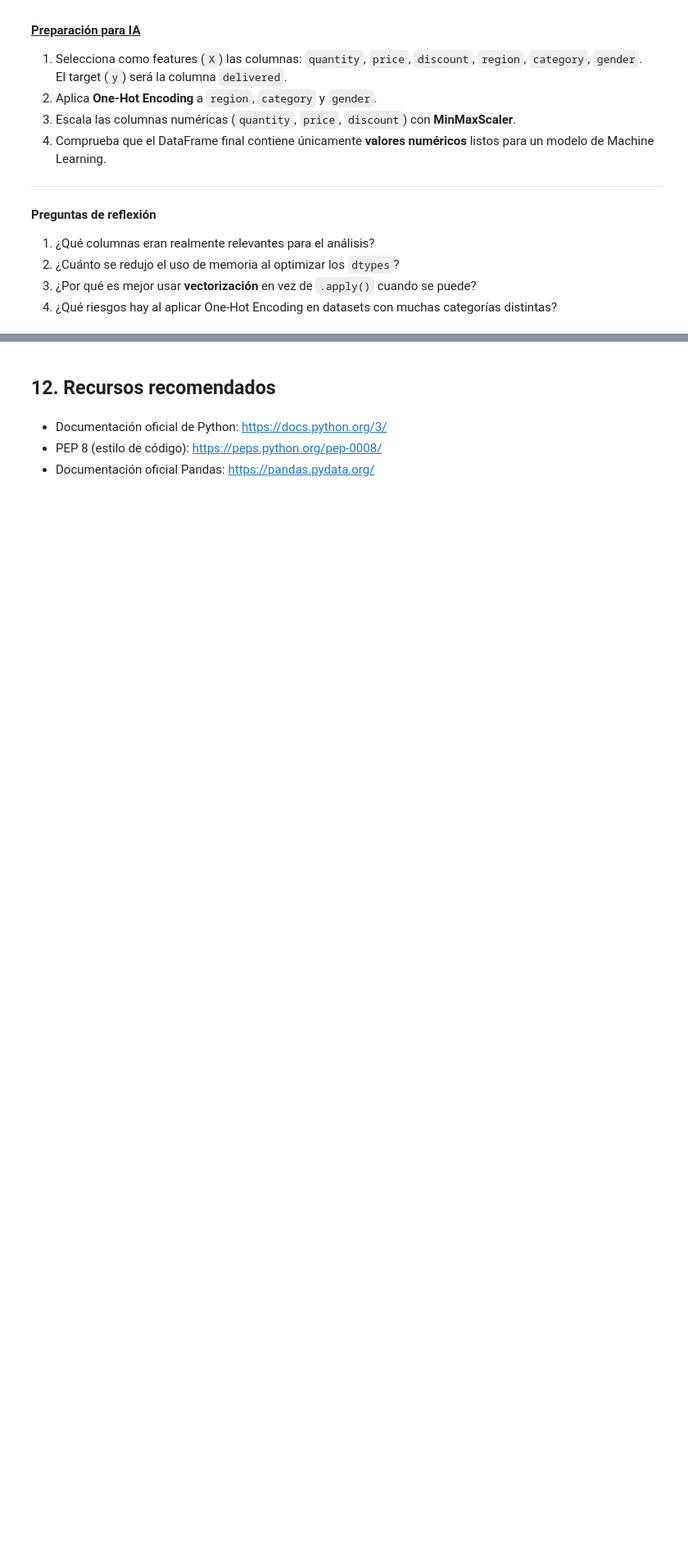
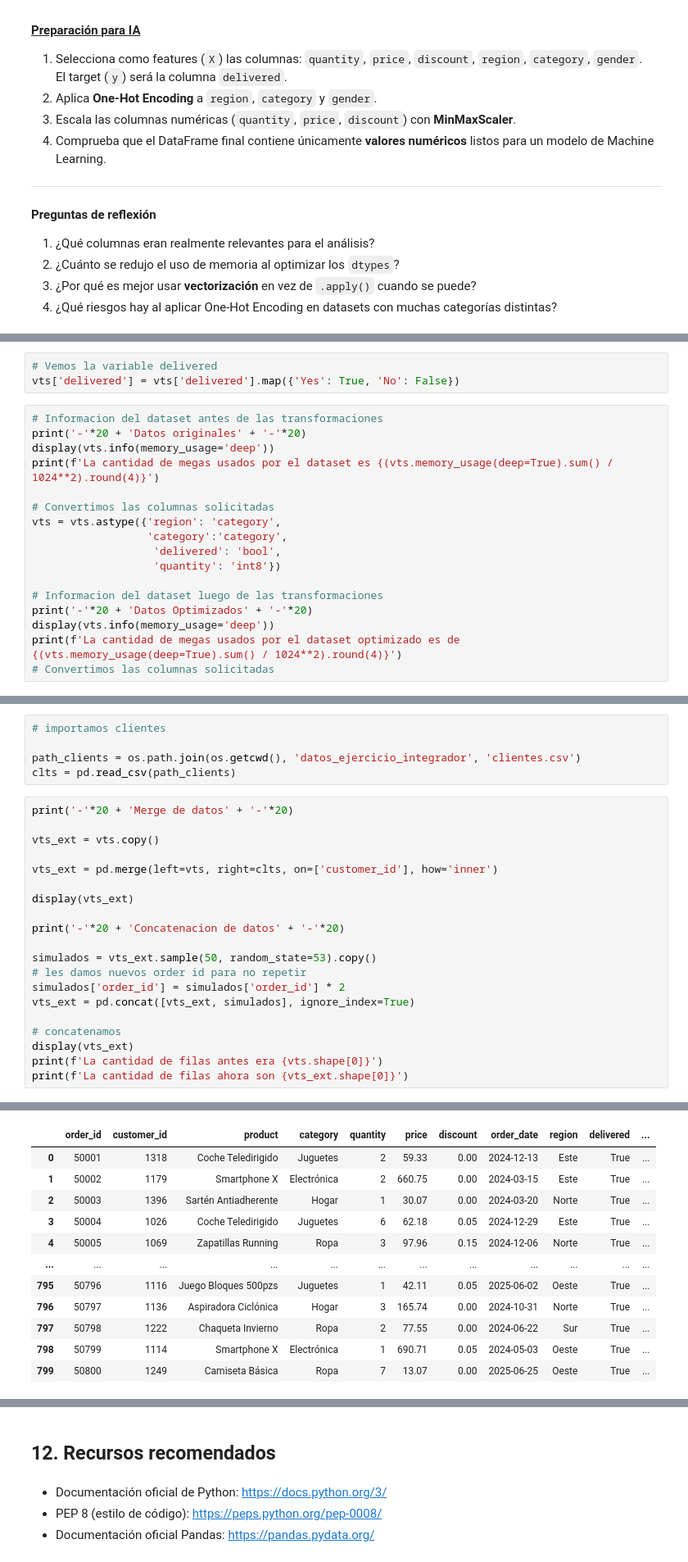
Before and after one commit to Santo53/Lenguajes-de-Programacion-para-IA, a Jupyter notebook: Clases/Clase 3 Alebra Lineal mas Analisis/Sesion_3_Analisis_y_Manipulacion_de_Datos.ipynb, the cells around one changed output, grey strips where cells are left out. Shown at 82% size. Saved outputs shown, nothing was run; the diff lists cells and outputs as text; blank space fills up the shorter version.

Commit message:
chore: trabajo integrador finalizado

```diff
--- a/Clases/Clase 3 Alebra Lineal mas Analisis/Sesion_3_Analisis_y_Manipulacion_de_Datos.ipynb
+++ b/Clases/Clase 3 Alebra Lineal mas Analisis/Sesion_3_Analisis_y_Manipulacion_de_Datos.ipynb
@@ -1293,0 +1233,20 @@ El archivo `clientes.csv` contiene las siguientes columnas:
+# %%
+# Vemos la variable delivered
+vts['delivered'] = vts['delivered'].map({'Yes': True, 'No': False})
+# %%
+# Informacion del dataset antes de las transformaciones
+print('-'*20 + 'Datos originales' + '-'*20)
+display(vts.info(memory_usage='deep'))
+print(f'La cantidad de megas usados por el dataset es {(vts.memory_usage(deep=True).sum() / 1024**2).round(4)}')
+
+# Convertimos las columnas solicitadas
+vts = vts.astype({'region': 'category',
+                  'category':'category',
+                   'delivered': 'bool',
+                   'quantity': 'int8'})
+
+# Informacion del dataset luego de las transformaciones
+print('-'*20 + 'Datos Optimizados' + '-'*20)
+display(vts.info(memory_usage='deep'))
+print(f'La cantidad de megas usados por el dataset optimizado es de {(vts.memory_usage(deep=True).sum() / 1024**2).round(4)}')
+# Convertimos las columnas solicitadas
@@ -1293,0 +1361,26 @@ El archivo `clientes.csv` contiene las siguientes columnas:
+# %%
+# importamos clientes
+
+path_clients = os.path.join(os.getcwd(), 'datos_ejercicio_integrador', 'clientes.csv')
+clts = pd.read_csv(path_clients)
+# %%
+print('-'*20 + 'Merge de datos' + '-'*20)
+
+vts_ext = vts.copy()
+
+vts_ext = pd.merge(left=vts, right=clts, on=['customer_id'], how='inner')
+
+display(vts_ext)
+
+print('-'*20 + 'Concatenacion de datos' + '-'*20)
+
+simulados = vts_ext.sample(50, random_state=53).copy()
+# les damos nuevos order id para no repetir
+simulados['order_id'] = simulados['order_id'] * 2
+vts_ext = pd.concat([vts_ext, simulados], ignore_index=True)
+
+# concatenamos
+display(vts_ext)
+print(f'La cantidad de filas antes era {vts.shape[0]}')
+print(f'La cantidad de filas ahora son {vts_ext.shape[0]}')
+# %% [output]
@@ -1293,0 +1388,12 @@ El archivo `clientes.csv` contiene las siguientes columnas:
+|  | order_id | customer_id | product | category | quantity | price | discount | order_date | region | delivered | ... |
+| 0 | 50001 | 1318 | Coche Teledirigido | Juguetes | 2 | 59.33 | 0.00 | 2024-12-13 | Este | True | ... |
+| 1 | 50002 | 1179 | Smartphone X | Electrónica | 2 | 660.75 | 0.00 | 2024-03-15 | Este | True | ... |
+| 2 | 50003 | 1396 | Sartén Antiadherente | Hogar | 1 | 30.07 | 0.00 | 2024-03-20 | Norte | True | ... |
+| 3 | 50004 | 1026 | Coche Teledirigido | Juguetes | 6 | 62.18 | 0.05 | 2024-12-29 | Este | True | ... |
+| 4 | 50005 | 1069 | Zapatillas Running | Ropa | 3 | 97.96 | 0.15 | 2024-12-06 | Norte | True | ... |
+| ... | ... | ... | ... | ... | ... | ... | ... | ... | ... | ... | ... |
+| 795 | 50796 | 1116 | Juego Bloques 500pzs | Juguetes | 1 | 42.11 | 0.05 | 2025-06-02 | Oeste | True | ... |
+| 796 | 50797 | 1136 | Aspiradora Ciclónica | Hogar | 3 | 165.74 | 0.00 | 2024-10-31 | Norte | True | ... |
+| 797 | 50798 | 1222 | Chaqueta Invierno | Ropa | 2 | 77.55 | 0.00 | 2024-06-22 | Sur | True | ... |
+| 798 | 50799 | 1114 | Smartphone X | Electrónica | 1 | 690.71 | 0.05 | 2024-05-03 | Oeste | True | ... |
+| 799 | 50800 | 1249 | Camiseta Básica | Ropa | 7 | 13.07 | 0.00 | 2025-06-25 | Oeste | True | ... |
```
Also changed, not shown: parts of 43 cells of this notebook, 3 other files.
